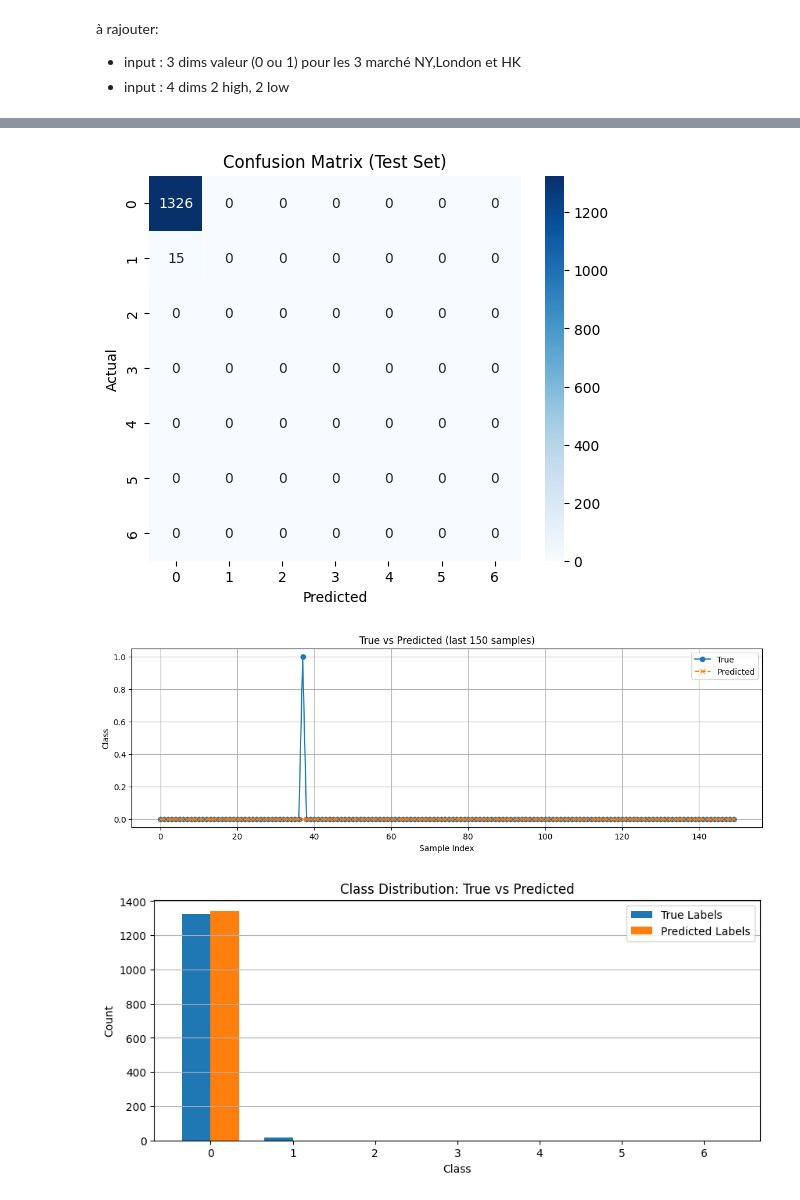
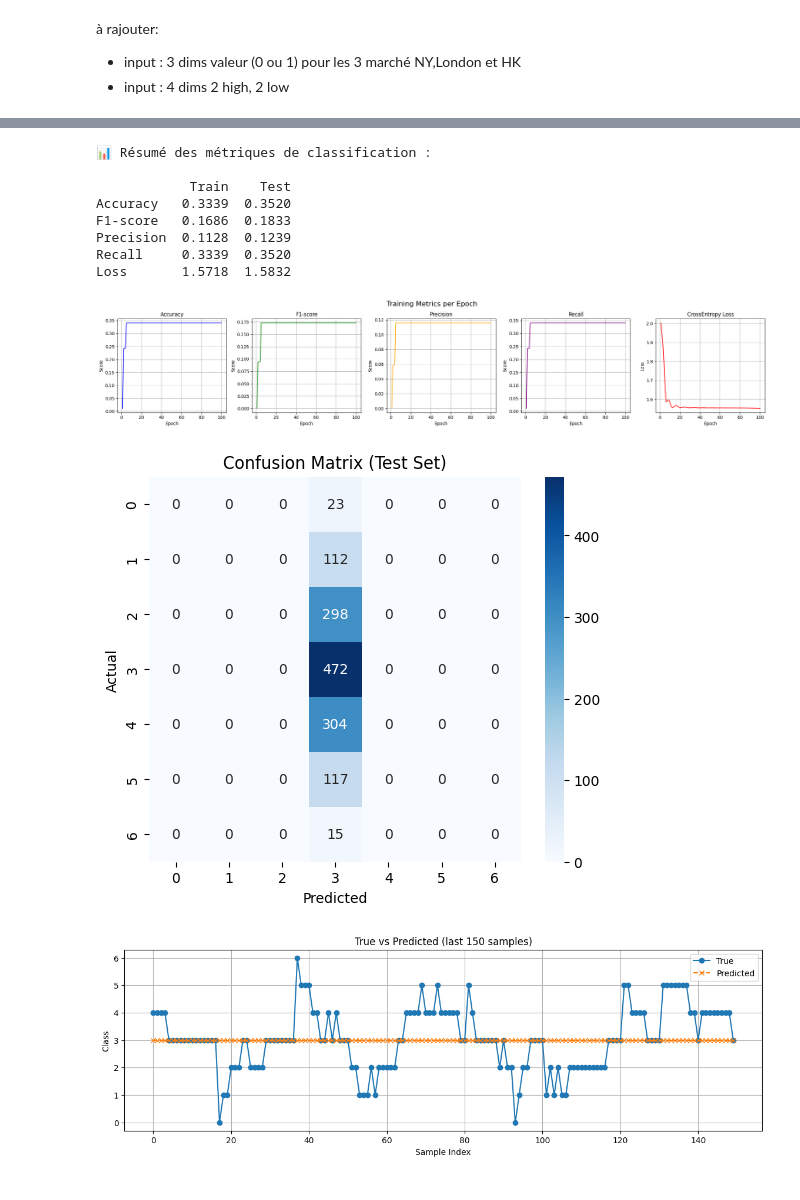
Before and after one commit to Nairlav/Finance, a Jupyter notebook: Projects/LSTM_Strategy.ipynb, the cells around one changed output, grey strips where cells are left out. Drawn from its saved outputs; the diff is of its cells as text; code cells hidden in the pictures.

```diff
--- a/Projects/LSTM_Strategy.ipynb
+++ b/Projects/LSTM_Strategy.ipynb
@@ -614,6 +655,18 @@ Loss       0.2194  0.0620
-# %%
-visualize_classification_results(y_test, y_test_pred_class, output_dim, sequence_title="True vs Predicted", max_points=150)
-# %% [output]
-[figure, removed]
-[figure, removed]
-[figure, removed]
+# %%
+show_final_metrics()
+# Nouveau : appel à plot_metrics avec les bonnes métriques classification
+plot_metrics(hist_acc, hist_f1, hist_precision, hist_recall, hist_criterion)
+
+visualize_classification_results(y_test, y_test_pred, output_dim, sequence_title="True vs Predicted", max_points=150)
+# %% [output]
+📊 Résumé des métriques de classification :
+
+            Train    Test
+Accuracy   0.3339  0.3520
+F1-score   0.1686  0.1833
+Precision  0.1128  0.1239
+Recall     0.3339  0.3520
+Loss       1.5718  1.5832
+[figure, added]
+[figure, added]
+[figure, added]
```
Also changed, not shown: parts of 11 cells of this notebook.
